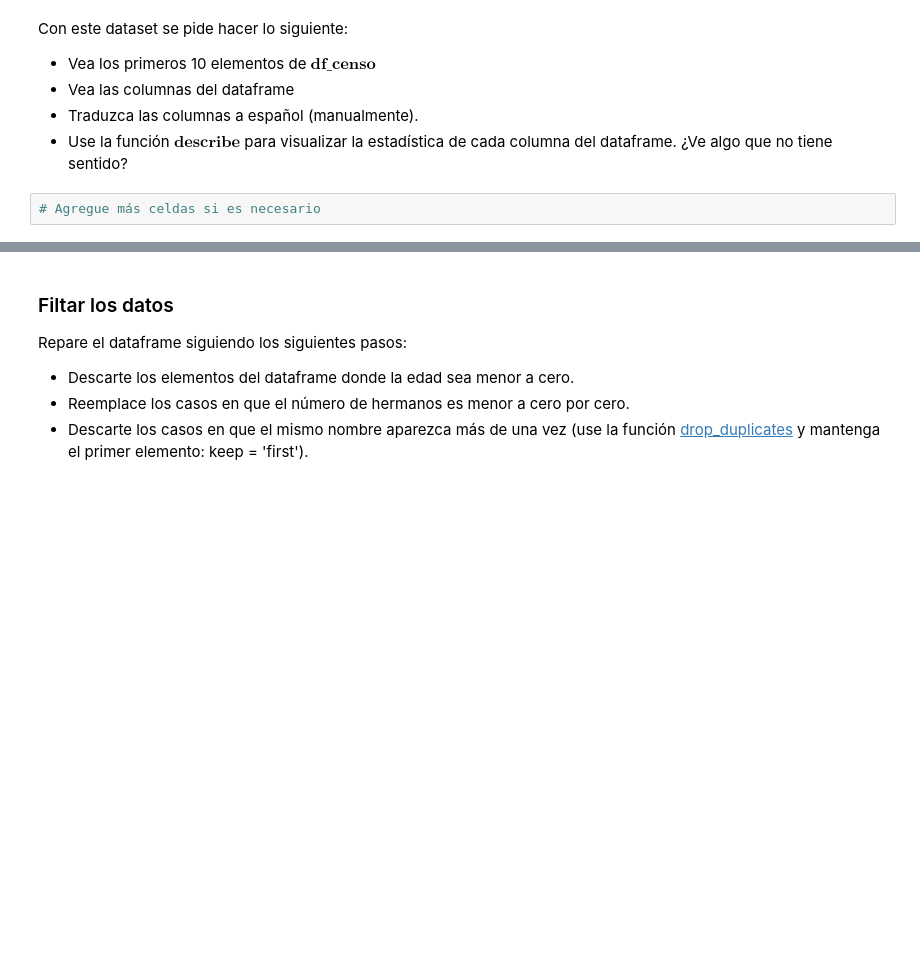
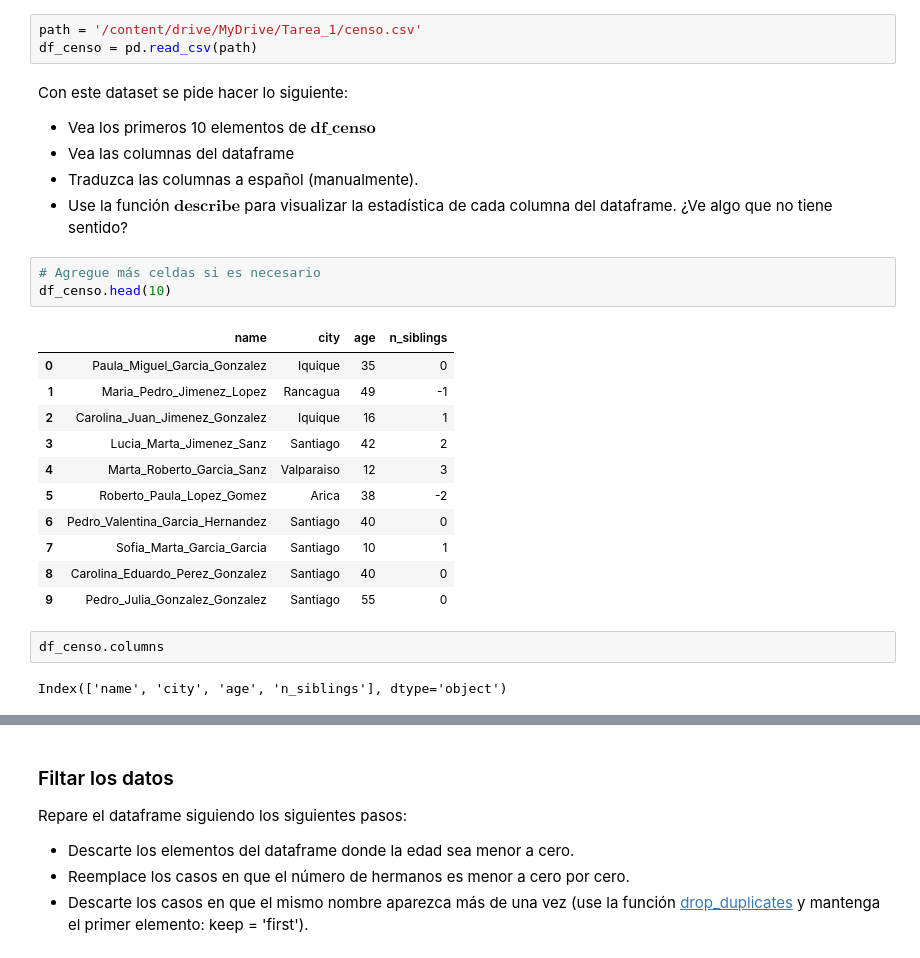
Before and after one commit to Vlxn761/Tarea-1, a Jupyter notebook: Tarea_1.ipynb, the cells around one changed output, grey strips where cells are left out. Cells and saved outputs as stored; diff of their text form; blank space fills up the shorter version.

```diff
--- a/Tarea_1.ipynb
+++ b/Tarea_1.ipynb
@@ -159,3 +179,6 @@ path = ''
+# %%
+path = '/content/drive/MyDrive/Tarea_1/censo.csv'
+df_censo = pd.read_csv(path)
 # %% [markdown]
 Con este dataset se pide hacer lo siguiente:
 
@@ -165,3 +188,20 @@ Con este dataset se pide hacer lo siguiente:
 * Use la función $\textbf{describe}$ para visualizar la estadística de cada columna del dataframe. ¿Ve algo que no tiene sentido?
 # %%
 # Agregue más celdas si es necesario
+df_censo.head(10)
+# %% [output]
+|  | name | city | age | n_siblings |
+| 0 | Paula_Miguel_Garcia_Gonzalez | Iquique | 35 | 0 |
+| 1 | Maria_Pedro_Jimenez_Lopez | Rancagua | 49 | -1 |
+| 2 | Carolina_Juan_Jimenez_Gonzalez | Iquique | 16 | 1 |
+| 3 | Lucia_Marta_Jimenez_Sanz | Santiago | 42 | 2 |
+| 4 | Marta_Roberto_Garcia_Sanz | Valparaiso | 12 | 3 |
+| 5 | Roberto_Paula_Lopez_Gomez | Arica | 38 | -2 |
+| 6 | Pedro_Valentina_Garcia_Hernandez | Santiago | 40 | 0 |
+| 7 | Sofia_Marta_Garcia_Garcia | Santiago | 10 | 1 |
+| 8 | Carolina_Eduardo_Perez_Gonzalez | Santiago | 40 | 0 |
+| 9 | Pedro_Julia_Gonzalez_Gonzalez | Santiago | 55 | 0 |
+# %%
+df_censo.columns
+# %% [output]
+Index(['name', 'city', 'age', 'n_siblings'], dtype='object')
```
Also changed, not shown: parts of 10 cells of this notebook.
